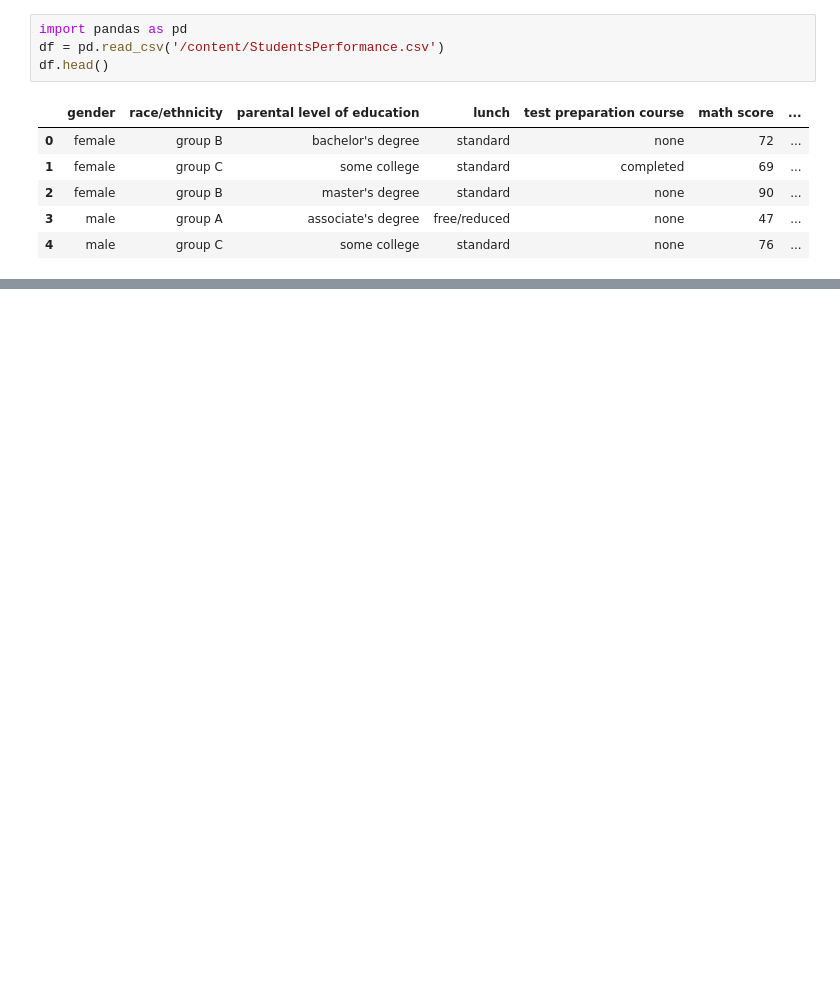
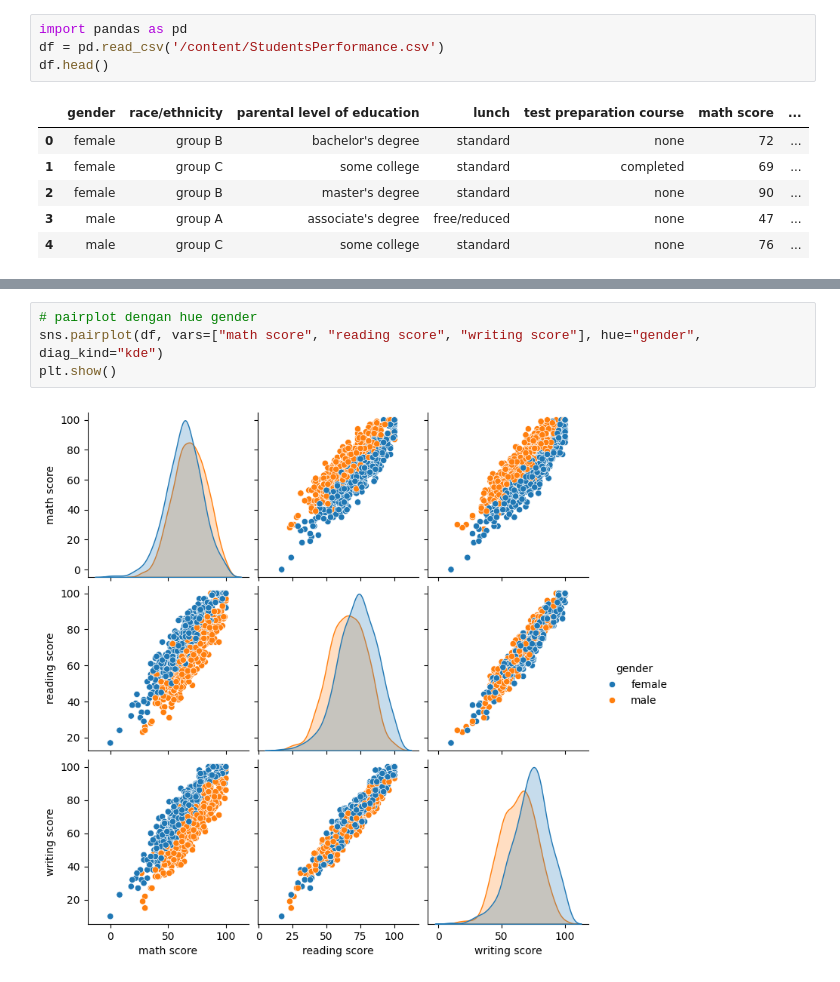
Before and after one commit to FandiAR/py_datax, a Jupyter notebook: Python_Basic_2.ipynb, the cells around one changed output, grey strips where cells are left out. Drawn from its saved outputs; the diff is of its cells as text; blank space fills up the shorter version.

```diff
--- a/Python_Basic_2.ipynb
+++ b/Python_Basic_2.ipynb
@@ -13,0 +27,6 @@ df.head()
+# %%
+# pairplot dengan hue gender
+sns.pairplot(df, vars=["math score", "reading score", "writing score"], hue="gender", diag_kind="kde")
+plt.show()
+# %% [output]
+[figure, added]
```
Also changed, not shown: parts of 11 cells of this notebook.
